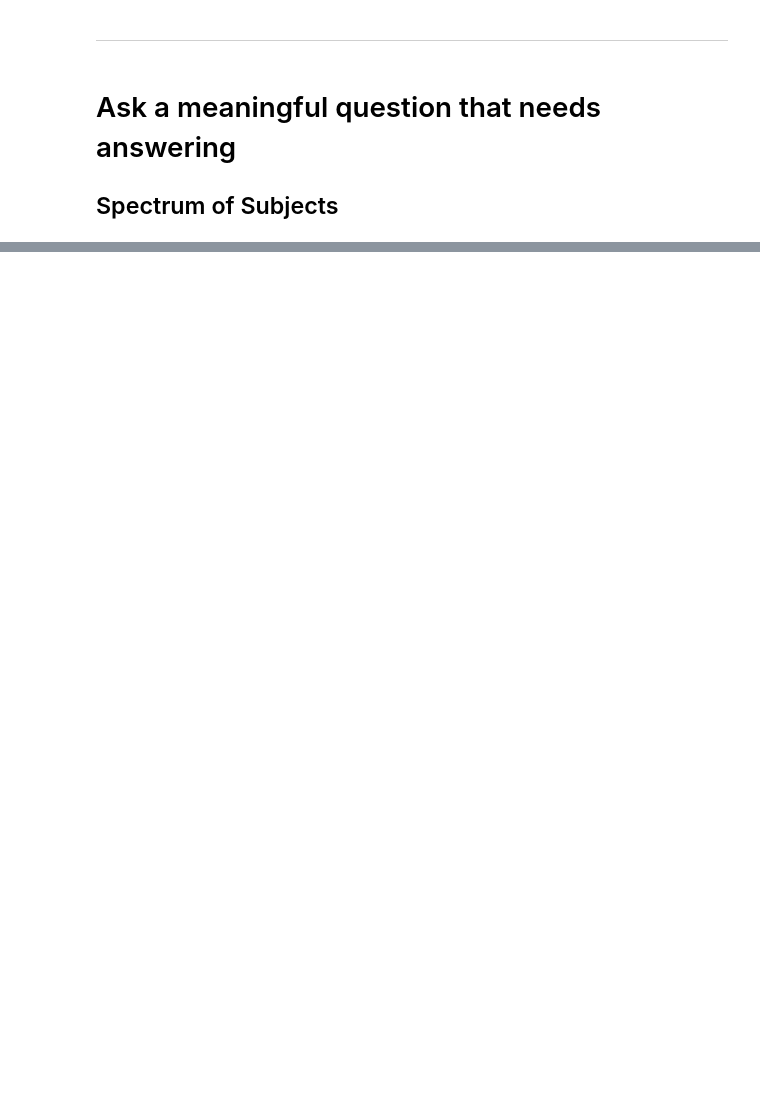
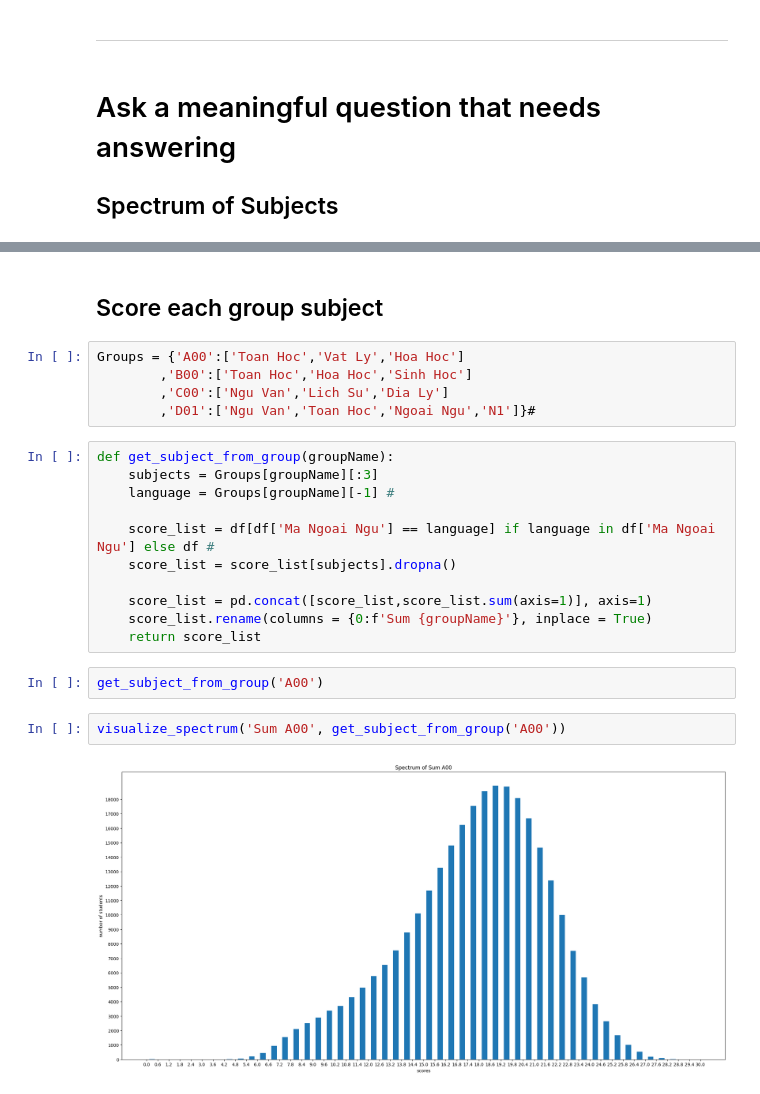
Before and after one commit to HoDangCao/Analyze-College-Entrance-Exam-Scores, a Jupyter notebook: demo.ipynb, the cells around one changed output, grey strips where cells are left out. Saved outputs shown, nothing was run; the diff lists cells and outputs as text; blank space fills up the shorter version.

```diff
--- a/demo.ipynb
+++ b/demo.ipynb
@@ -292,0 +294,24 @@ for subject in nume_col_list:
+# %% [markdown]
+## Score each group subject
+# %%
+Groups = {'A00':['Toan Hoc','Vat Ly','Hoa Hoc']
+        ,'B00':['Toan Hoc','Hoa Hoc','Sinh Hoc']
+        ,'C00':['Ngu Van','Lich Su','Dia Ly']
+        ,'D01':['Ngu Van','Toan Hoc','Ngoai Ngu','N1']}#
+# %%
+def get_subject_from_group(groupName):
+    subjects = Groups[groupName][:3]
+    language = Groups[groupName][-1] #
+
+    score_list = df[df['Ma Ngoai Ngu'] == language] if language in df['Ma Ngoai Ngu'] else df #
+    score_list = score_list[subjects].dropna()
+
+    score_list = pd.concat([score_list,score_list.sum(axis=1)], axis=1)
+    score_list.rename(columns = {0:f'Sum {groupName}'}, inplace = True)
+    return score_list
+# %%
+get_subject_from_group('A00')
+# %%
+visualize_spectrum('Sum A00', get_subject_from_group('A00'))
+# %% [output]
+[figure, added]
```
Also changed, not shown: parts of 9 cells of this notebook.
